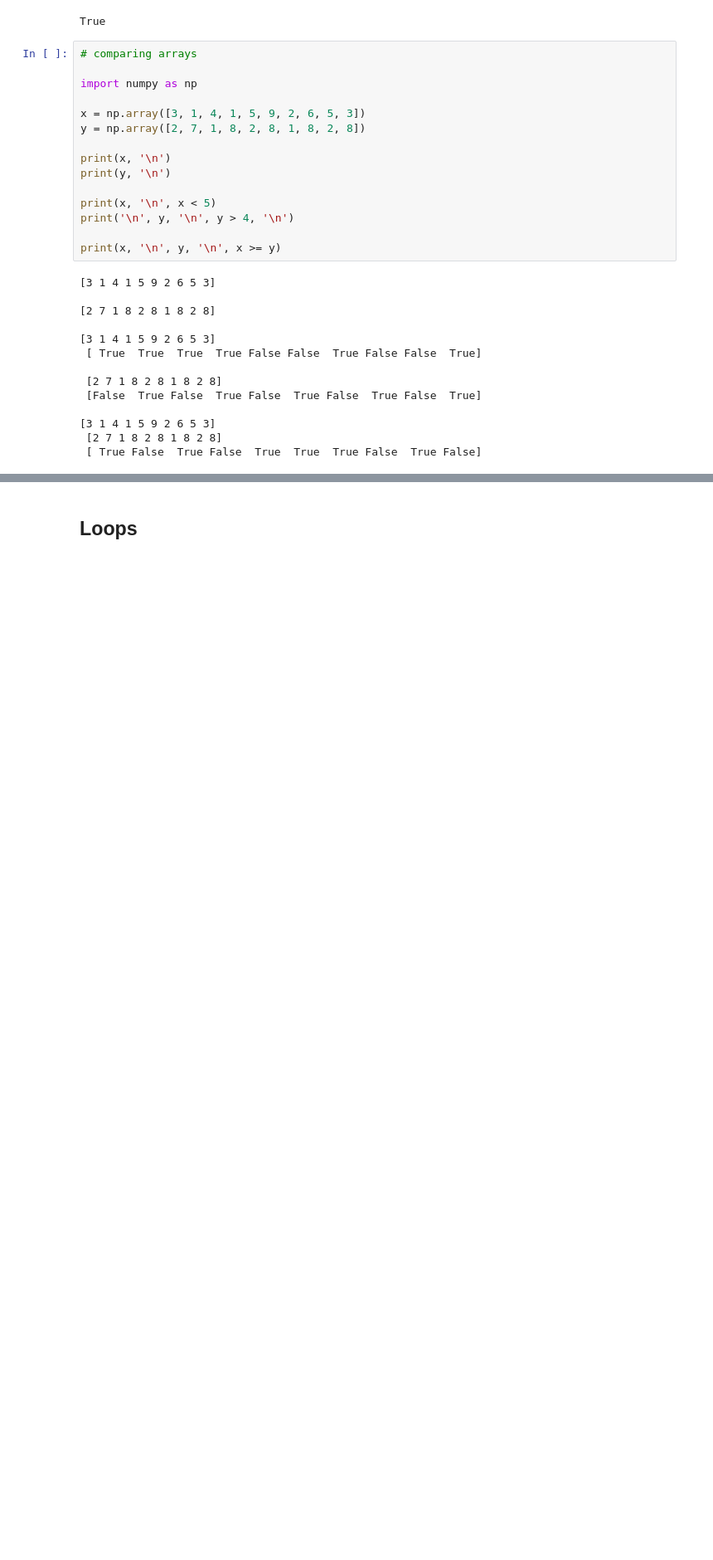
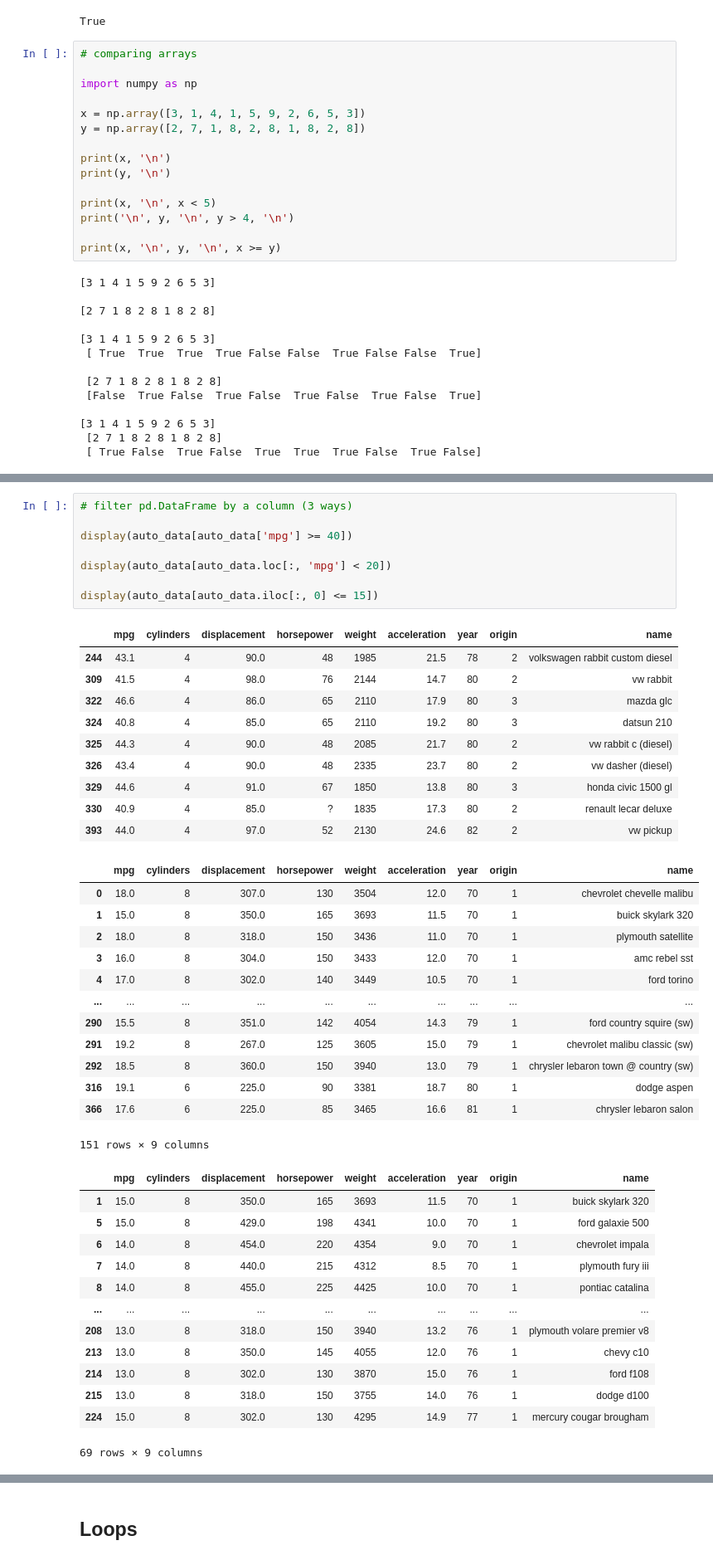
Before and after one commit to felixm3/coursework-workshops-bootcamps-lectures-etc, a Jupyter notebook: dcamp/P/220507_002_Intermediate Python.ipynb, the cells around one changed output, grey strips where cells are left out. Shown at 83% size. Saved outputs shown, nothing was run; the diff lists cells and outputs as text; blank space fills up the shorter version.

```diff
--- a/dcamp/P/220507_002_Intermediate Python.ipynb
+++ b/dcamp/P/220507_002_Intermediate Python.ipynb
@@ -905,0 +1039,45 @@ https://campus.datacamp.com/courses/intermediate-python/logic-control-flow-and-f
+# %%
+# filter pd.DataFrame by a column (3 ways)
+
+display(auto_data[auto_data['mpg'] >= 40])
+
+display(auto_data[auto_data.loc[:, 'mpg'] < 20])
+
+display(auto_data[auto_data.iloc[:, 0] <= 15])
+# %% [output]
+|  | mpg | cylinders | displacement | horsepower | weight | acceleration | year | origin | name |
+| 244 | 43.1 | 4 | 90.0 | 48 | 1985 | 21.5 | 78 | 2 | volkswagen rabbit custom diesel |
+| 309 | 41.5 | 4 | 98.0 | 76 | 2144 | 14.7 | 80 | 2 | vw rabbit |
+| 322 | 46.6 | 4 | 86.0 | 65 | 2110 | 17.9 | 80 | 3 | mazda glc |
+| 324 | 40.8 | 4 | 85.0 | 65 | 2110 | 19.2 | 80 | 3 | datsun 210 |
+| 325 | 44.3 | 4 | 90.0 | 48 | 2085 | 21.7 | 80 | 2 | vw rabbit c (diesel) |
+| 326 | 43.4 | 4 | 90.0 | 48 | 2335 | 23.7 | 80 | 2 | vw dasher (diesel) |
+| 329 | 44.6 | 4 | 91.0 | 67 | 1850 | 13.8 | 80 | 3 | honda civic 1500 gl |
+| 330 | 40.9 | 4 | 85.0 | ? | 1835 | 17.3 | 80 | 2 | renault lecar deluxe |
+| 393 | 44.0 | 4 | 97.0 | 52 | 2130 | 24.6 | 82 | 2 | vw pickup |
+|  | mpg | cylinders | displacement | horsepower | weight | acceleration | year | origin | name |
+| 0 | 18.0 | 8 | 307.0 | 130 | 3504 | 12.0 | 70 | 1 | chevrolet chevelle malibu |
+| 1 | 15.0 | 8 | 350.0 | 165 | 3693 | 11.5 | 70 | 1 | buick skylark 320 |
+| 2 | 18.0 | 8 | 318.0 | 150 | 3436 | 11.0 | 70 | 1 | plymouth satellite |
+| 3 | 16.0 | 8 | 304.0 | 150 | 3433 | 12.0 | 70 | 1 | amc rebel sst |
+| 4 | 17.0 | 8 | 302.0 | 140 | 3449 | 10.5 | 70 | 1 | ford torino |
+| ... | ... | ... | ... | ... | ... | ... | ... | ... | ... |
+| 290 | 15.5 | 8 | 351.0 | 142 | 4054 | 14.3 | 79 | 1 | ford country squire (sw) |
+| 291 | 19.2 | 8 | 267.0 | 125 | 3605 | 15.0 | 79 | 1 | chevrolet malibu classic (sw) |
+| 292 | 18.5 | 8 | 360.0 | 150 | 3940 | 13.0 | 79 | 1 | chrysler lebaron town @ country (sw) |
+| 316 | 19.1 | 6 | 225.0 | 90 | 3381 | 18.7 | 80 | 1 | dodge aspen |
+| 366 | 17.6 | 6 | 225.0 | 85 | 3465 | 16.6 | 81 | 1 | chrysler lebaron salon |
+151 rows × 9 columns
+|  | mpg | cylinders | displacement | horsepower | weight | acceleration | year | origin | name |
+| 1 | 15.0 | 8 | 350.0 | 165 | 3693 | 11.5 | 70 | 1 | buick skylark 320 |
+| 5 | 15.0 | 8 | 429.0 | 198 | 4341 | 10.0 | 70 | 1 | ford galaxie 500 |
+| 6 | 14.0 | 8 | 454.0 | 220 | 4354 | 9.0 | 70 | 1 | chevrolet impala |
+| 7 | 14.0 | 8 | 440.0 | 215 | 4312 | 8.5 | 70 | 1 | plymouth fury iii |
+| 8 | 14.0 | 8 | 455.0 | 225 | 4425 | 10.0 | 70 | 1 | pontiac catalina |
+| ... | ... | ... | ... | ... | ... | ... | ... | ... | ... |
+| 208 | 13.0 | 8 | 318.0 | 150 | 3940 | 13.2 | 76 | 1 | plymouth volare premier v8 |
+| 213 | 13.0 | 8 | 350.0 | 145 | 4055 | 12.0 | 76 | 1 | chevy c10 |
+| 214 | 13.0 | 8 | 302.0 | 130 | 3870 | 15.0 | 76 | 1 | ford f108 |
+| 215 | 13.0 | 8 | 318.0 | 150 | 3755 | 14.0 | 76 | 1 | dodge d100 |
+| 224 | 15.0 | 8 | 302.0 | 130 | 4295 | 14.9 | 77 | 1 | mercury cougar brougham |
+69 rows × 9 columns
```
Also changed, not shown: parts of 14 cells of this notebook, 1 other file.
